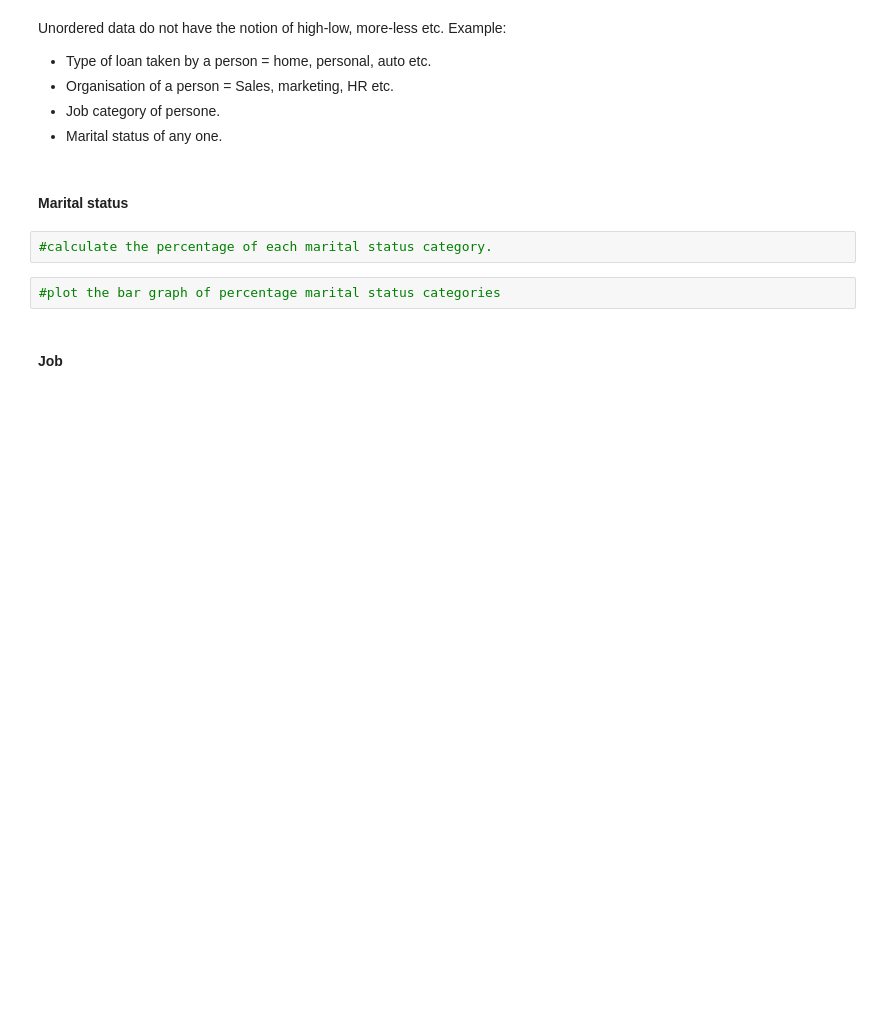
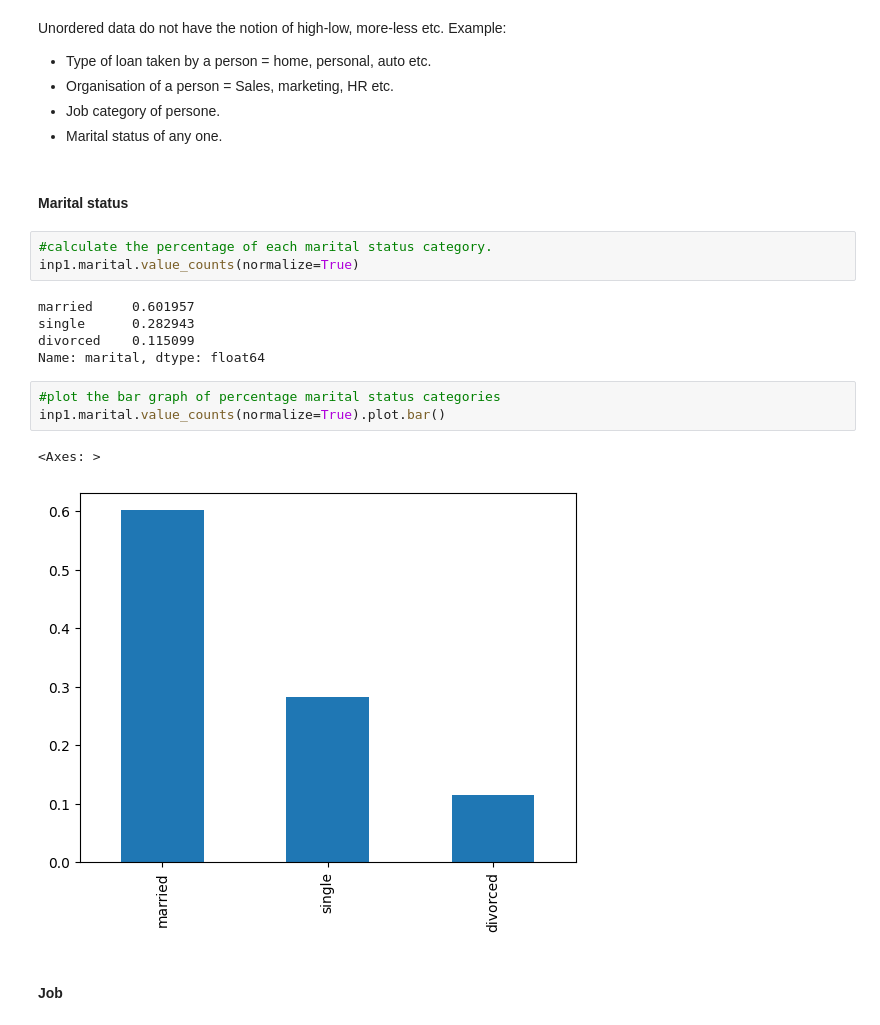
Before and after one commit to rajeshkumar121197/PortfolioProject_covid, a Jupyter notebook: Bank+Marketing+Campaign_EDA_blank+notebook.ipynb, the cells around one changed output. Saved outputs shown, nothing was run; the diff lists cells and outputs as text; blank space fills up the shorter version.

```diff
--- a/Bank+Marketing+Campaign_EDA_blank+notebook.ipynb
+++ b/Bank+Marketing+Campaign_EDA_blank+notebook.ipynb
@@ -555,8 +557,18 @@ Unordered data do not have the notion of high-low, more-less etc. Example:
 #### Marital status
 # %%
 #calculate the percentage of each marital status category.
+inp1.marital.value_counts(normalize=True)
+# %% [output]
+married     0.601957
+single      0.282943
+divorced    0.115099
+Name: marital, dtype: float64
 # %%
 #plot the bar graph of percentage marital status categories
+inp1.marital.value_counts(normalize=True).plot.bar()
+# %% [output]
+<Axes: >
+[figure, added]
 # %% [markdown]
 #### Job
 # %%
```
Also changed, not shown: parts of 46 cells of this notebook.
